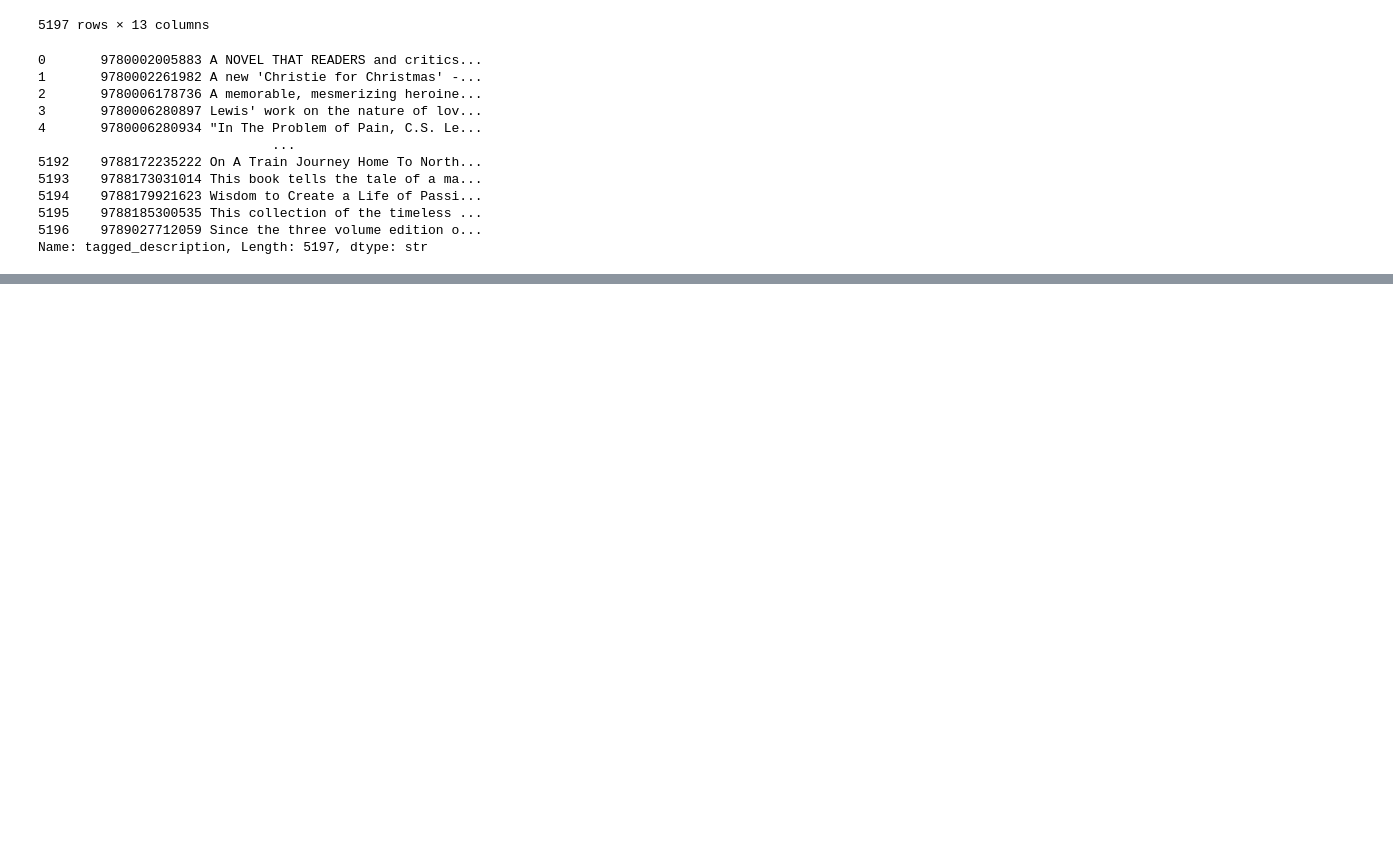
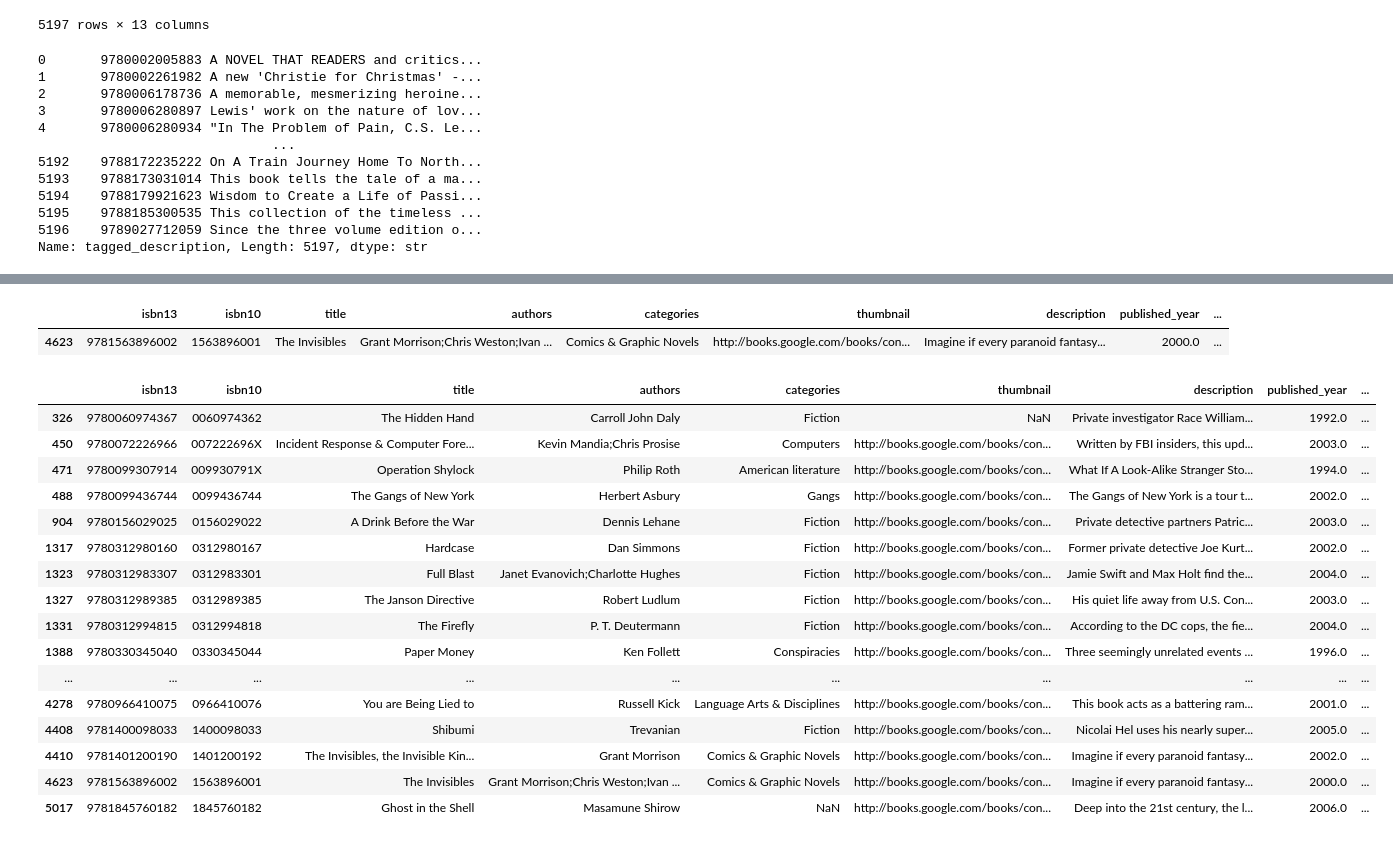
Before and after one commit to tt1ffany/nextUp, a Jupyter notebook: vector-search.ipynb, the cells around one changed output, grey strips where cells are left out. Drawn from its saved outputs; the diff is of its cells as text; code cells hidden in the pictures; blank space fills up the shorter version.

Commit message:
Implement local search using Hugging Face embeddings and Chroma

```diff
--- a/vector-search.ipynb
+++ b/vector-search.ipynb
@@ -83,0 +117,16 @@ db_books = Chroma.from_documents(
+# %%
+# Use HuggingFace embeddings instead of Gemini API to avoid rate limits
+from langchain_huggingface import HuggingFaceEmbeddings
+from langchain_community.vectorstores import Chroma
+
+embedding_function = HuggingFaceEmbeddings(model_name="all-MiniLM-L6-v2")
+
+db_books_hf = Chroma.from_documents(
+    documents,
+    embedding=embedding_function,
+    persist_directory="./chroma_db_hf"
+)
+# %%
+query = "Dystopian corporate surveillance and the loss of individual privacy"
+docs = db_books_hf.similarity_search(query, k=10)
+docs
@@ -83,0 +144,39 @@ db_books = Chroma.from_documents(
+# %%
+# Filter books DataFrame to find the book(s) corresponding to the first document in the search results
+books[books["isbn13"] == int(docs[0].page_content.split()[0].strip())]
+# %% [output]
+|  | isbn13 | isbn10 | title | authors | categories | thumbnail | description | published_year | ... |
+| 4623 | 9781563896002 | 1563896001 | The Invisibles | Grant Morrison;Chris Weston;Ivan ... | Comics & Graphic Novels | http://books.google.com/books/con... | Imagine if every paranoid fantasy... | 2000.0 | ... |
+# %%
+# Function to retrieve semantic recommendations based on a query
+def retrieve_semantic_recommendations(
+        query: str,
+        top_k: int = 10,
+) -> pd.DataFrame:
+    recs = db_books_hf.similarity_search(query, k=50)
+    books_list = []
+
+    for i in range(0, len(recs)):
+        books_list += [int(recs[i].page_content.strip('"').split()[0])]
+
+    return books[books["isbn13"].isin(books_list)]
+# %%
+retrieve_semantic_recommendations("Dystopian corporate surveillance and the loss of individual privacy")
+# %% [output]
+|  | isbn13 | isbn10 | title | authors | categories | thumbnail | description | published_year | ... |
+| 326 | 9780060974367 | 0060974362 | The Hidden Hand | Carroll John Daly | Fiction | NaN | Private investigator Race William... | 1992.0 | ... |
+| 450 | 9780072226966 | 007222696X | Incident Response & Computer Fore... | Kevin Mandia;Chris Prosise | Computers | http://books.google.com/books/con... | Written by FBI insiders, this upd... | 2003.0 | ... |
+| 471 | 9780099307914 | 009930791X | Operation Shylock | Philip Roth | American literature | http://books.google.com/books/con... | What If A Look-Alike Stranger Sto... | 1994.0 | ... |
+| 488 | 9780099436744 | 0099436744 | The Gangs of New York | Herbert Asbury | Gangs | http://books.google.com/books/con... | The Gangs of New York is a tour t... | 2002.0 | ... |
+| 904 | 9780156029025 | 0156029022 | A Drink Before the War | Dennis Lehane | Fiction | http://books.google.com/books/con... | Private detective partners Patric... | 2003.0 | ... |
+| 1317 | 9780312980160 | 0312980167 | Hardcase | Dan Simmons | Fiction | http://books.google.com/books/con... | Former private detective Joe Kurt... | 2002.0 | ... |
+| 1323 | 9780312983307 | 0312983301 | Full Blast | Janet Evanovich;Charlotte Hughes | Fiction | http://books.google.com/books/con... | Jamie Swift and Max Holt find the... | 2004.0 | ... |
+| 1327 | 9780312989385 | 0312989385 | The Janson Directive | Robert Ludlum | Fiction | http://books.google.com/books/con... | His quiet life away from U.S. Con... | 2003.0 | ... |
+| 1331 | 9780312994815 | 0312994818 | The Firefly | P. T. Deutermann | Fiction | http://books.google.com/books/con... | According to the DC cops, the fie... | 2004.0 | ... |
+| 1388 | 9780330345040 | 0330345044 | Paper Money | Ken Follett | Conspiracies | http://books.google.com/books/con... | Three seemingly unrelated events ... | 1996.0 | ... |
+| ... | ... | ... | ... | ... | ... | ... | ... | ... | ... |
+| 4278 | 9780966410075 | 0966410076 | You are Being Lied to | Russell Kick | Language Arts & Disciplines | http://books.google.com/books/con... | This book acts as a battering ram... | 2001.0 | ... |
+| 4408 | 9781400098033 | 1400098033 | Shibumi | Trevanian | Fiction | http://books.google.com/books/con... | Nicolai Hel uses his nearly super... | 2005.0 | ... |
+| 4410 | 9781401200190 | 1401200192 | The Invisibles, the Invisible Kin... | Grant Morrison | Comics & Graphic Novels | http://books.google.com/books/con... | Imagine if every paranoid fantasy... | 2002.0 | ... |
+| 4623 | 9781563896002 | 1563896001 | The Invisibles | Grant Morrison;Chris Weston;Ivan ... | Comics & Graphic Novels | http://books.google.com/books/con... | Imagine if every paranoid fantasy... | 2000.0 | ... |
+| 5017 | 9781845760182 | 1845760182 | Ghost in the Shell | Masamune Shirow | NaN | http://books.google.com/books/con... | Deep into the 21st century, the l... | 2006.0 | ... |
```
Also changed, not shown: parts of 7 cells of this notebook, 2 other files.
